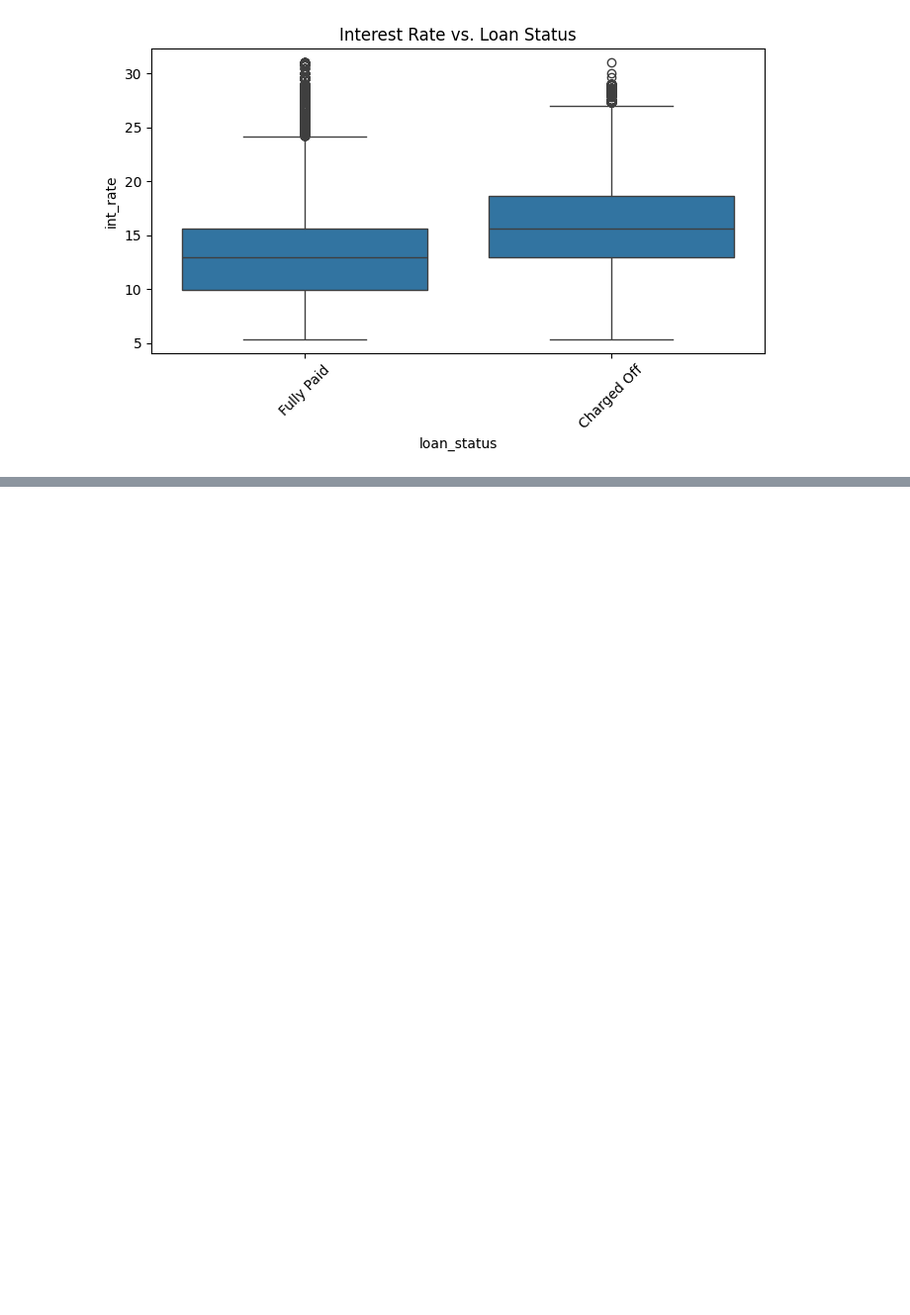
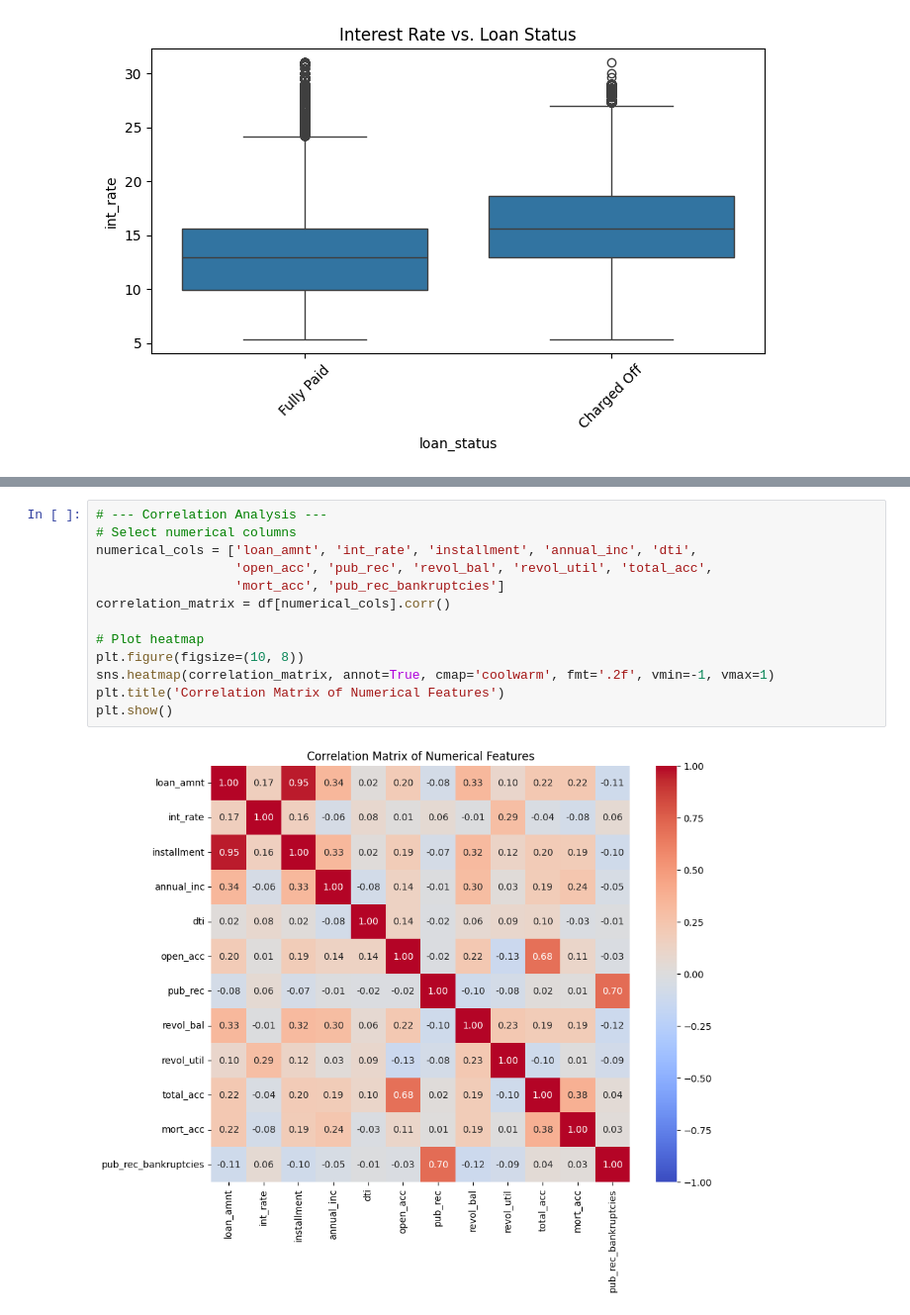
Before and after one commit to GoudyMT/Lending-Data-View, a Jupyter notebook: analysis.ipynb, the cells around one changed output, grey strips where cells are left out. Shown: that part at 99% size. Drawn from its saved outputs; the diff is of its cells as text; blank space fills up the shorter version.

Commit message:
Further analysis conducted, data cleaned, cleaned data saved in a new file

```diff
--- a/analysis.ipynb
+++ b/analysis.ipynb
@@ -204,0 +239,15 @@ plt.show()
+# %%
+# --- Correlation Analysis ---
+# Select numerical columns
+numerical_cols = ['loan_amnt', 'int_rate', 'installment', 'annual_inc', 'dti',
+                  'open_acc', 'pub_rec', 'revol_bal', 'revol_util', 'total_acc',
+                  'mort_acc', 'pub_rec_bankruptcies']
+correlation_matrix = df[numerical_cols].corr()
+
+# Plot heatmap
+plt.figure(figsize=(10, 8))
+sns.heatmap(correlation_matrix, annot=True, cmap='coolwarm', fmt='.2f', vmin=-1, vmax=1)
+plt.title('Correlation Matrix of Numerical Features')
+plt.show()
+# %% [output]
+[figure, added]
```
Also changed, not shown: parts of 15 cells of this notebook.
